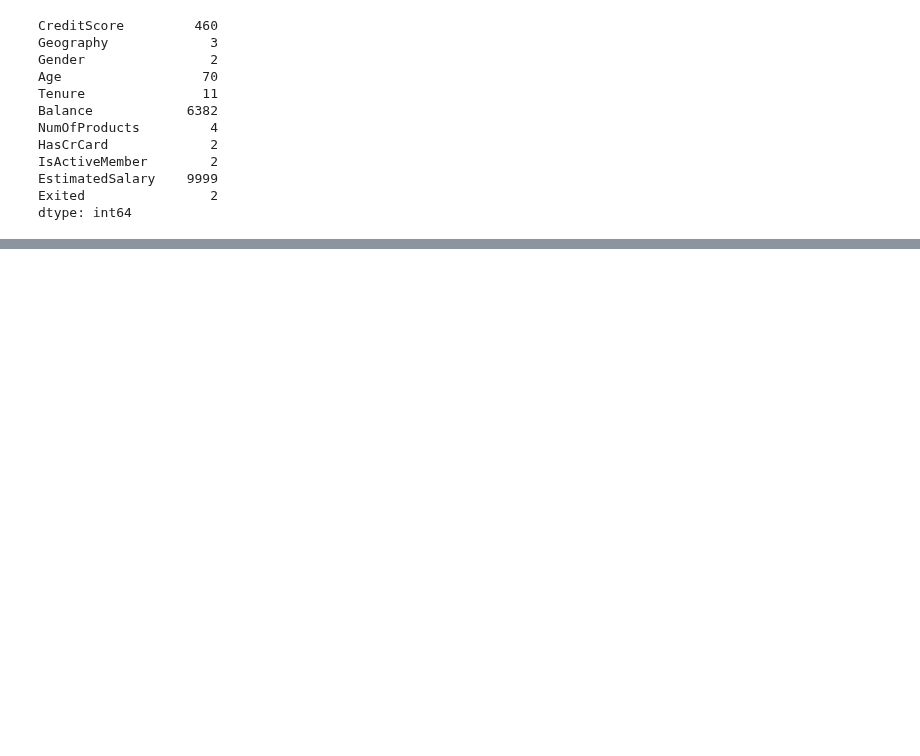
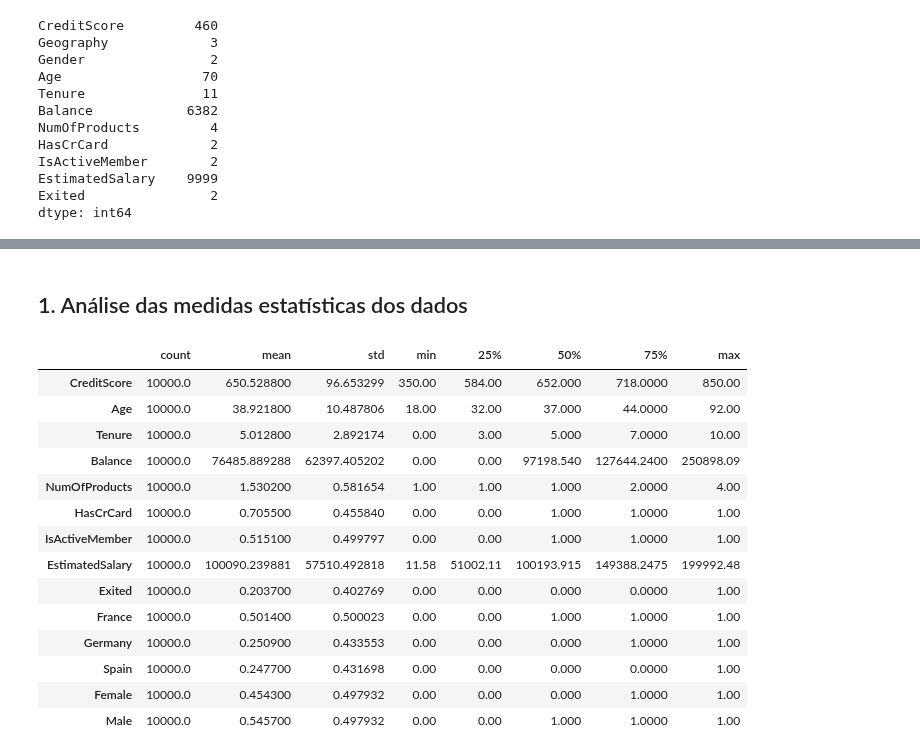
Before and after one commit to emso-exe/Churn_clientes_de_banco, a Jupyter notebook: churn_clientes_de_banco.ipynb, the cells around one changed output, grey strips where cells are left out. Cells and saved outputs as stored; diff of their text form; code cells hidden in the pictures; blank space fills up the shorter version.

```diff
--- a/churn_clientes_de_banco.ipynb
+++ b/churn_clientes_de_banco.ipynb
@@ -157,0 +170,23 @@ Exited
+# %%
+# Transformando valores de algumas colunas em categoria distintas
+
+# Função para transformar valores de colunas em novas categorias
+# coluna: nome da coluna do dataframe
+# dict: dicionário de nomes das novas categorias
+# df: nome do dataframe
+
+def transforme_coluna(coluna, dict, df):
+    arr = OneHotEncoder().fit_transform(
+        coluna.values.reshape(-1, 1)).toarray()
+    df_coluna = pd.DataFrame(arr)
+    df_coluna.rename(columns=dict, inplace=True)
+    df = pd.concat([df, df_coluna], axis=1)
+    return df
+
+
+dict = {0: 'France', 1: 'Germany', 2: 'Spain'}
+df = transforme_coluna(df['Geography'], dict, df)
+dict = {0: 'Female', 1: 'Male'}
+df = transforme_coluna(df['Gender'], dict, df)
+
+df.head(10)
@@ -157,0 +294,22 @@ Exited
+# %% [markdown]
+## 1. Análise das medidas estatísticas dos dados
+# %%
+# Descrição dos dados estatísticos
+
+df.describe().T
+# %% [output]
+|  | count | mean | std | min | 25% | 50% | 75% | max |
+| CreditScore | 10000.0 | 650.528800 | 96.653299 | 350.00 | 584.00 | 652.000 | 718.0000 | 850.00 |
+| Age | 10000.0 | 38.921800 | 10.487806 | 18.00 | 32.00 | 37.000 | 44.0000 | 92.00 |
+| Tenure | 10000.0 | 5.012800 | 2.892174 | 0.00 | 3.00 | 5.000 | 7.0000 | 10.00 |
+| Balance | 10000.0 | 76485.889288 | 62397.405202 | 0.00 | 0.00 | 97198.540 | 127644.2400 | 250898.09 |
+| NumOfProducts | 10000.0 | 1.530200 | 0.581654 | 1.00 | 1.00 | 1.000 | 2.0000 | 4.00 |
+| HasCrCard | 10000.0 | 0.705500 | 0.455840 | 0.00 | 0.00 | 1.000 | 1.0000 | 1.00 |
+| IsActiveMember | 10000.0 | 0.515100 | 0.499797 | 0.00 | 0.00 | 1.000 | 1.0000 | 1.00 |
+| EstimatedSalary | 10000.0 | 100090.239881 | 57510.492818 | 11.58 | 51002.11 | 100193.915 | 149388.2475 | 199992.48 |
+| Exited | 10000.0 | 0.203700 | 0.402769 | 0.00 | 0.00 | 0.000 | 0.0000 | 1.00 |
+| France | 10000.0 | 0.501400 | 0.500023 | 0.00 | 0.00 | 1.000 | 1.0000 | 1.00 |
+| Germany | 10000.0 | 0.250900 | 0.433553 | 0.00 | 0.00 | 0.000 | 1.0000 | 1.00 |
+| Spain | 10000.0 | 0.247700 | 0.431698 | 0.00 | 0.00 | 0.000 | 0.0000 | 1.00 |
+| Female | 10000.0 | 0.454300 | 0.497932 | 0.00 | 0.00 | 0.000 | 1.0000 | 1.00 |
+| Male | 10000.0 | 0.545700 | 0.497932 | 0.00 | 0.00 | 1.000 | 1.0000 | 1.00 |
```
Also changed, not shown: parts of 13 cells of this notebook.
